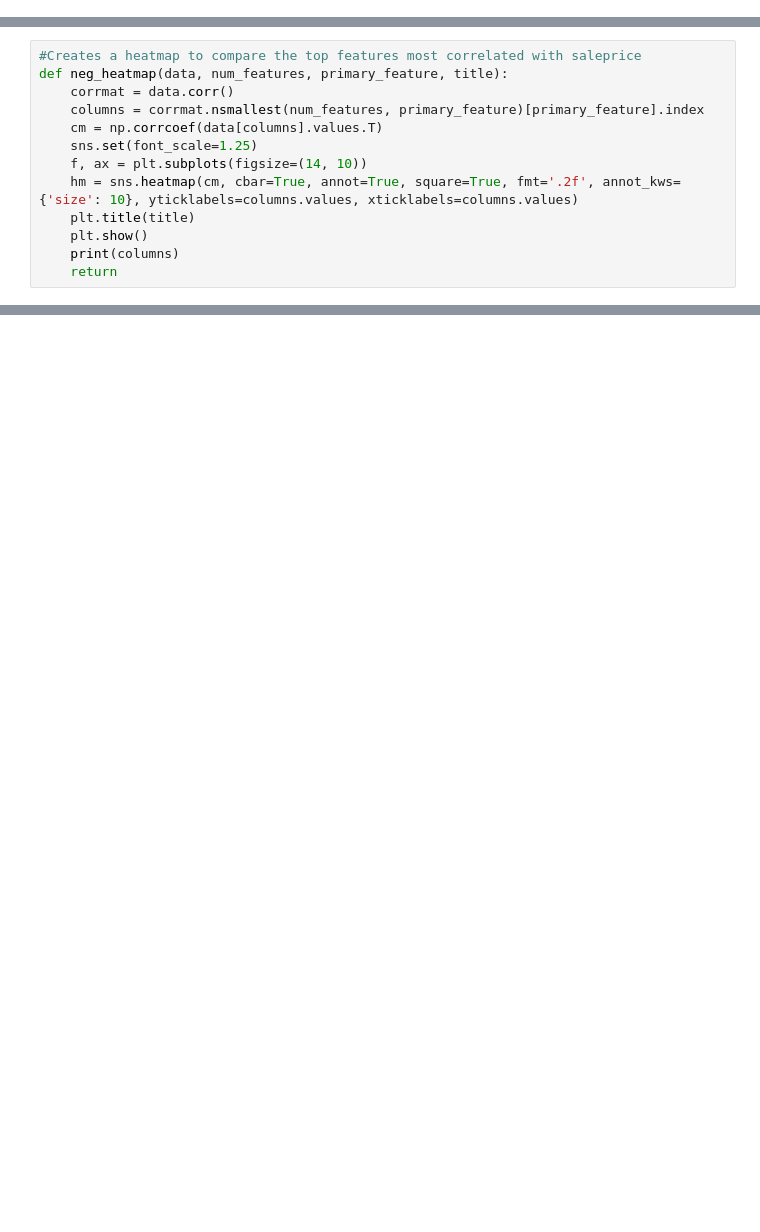
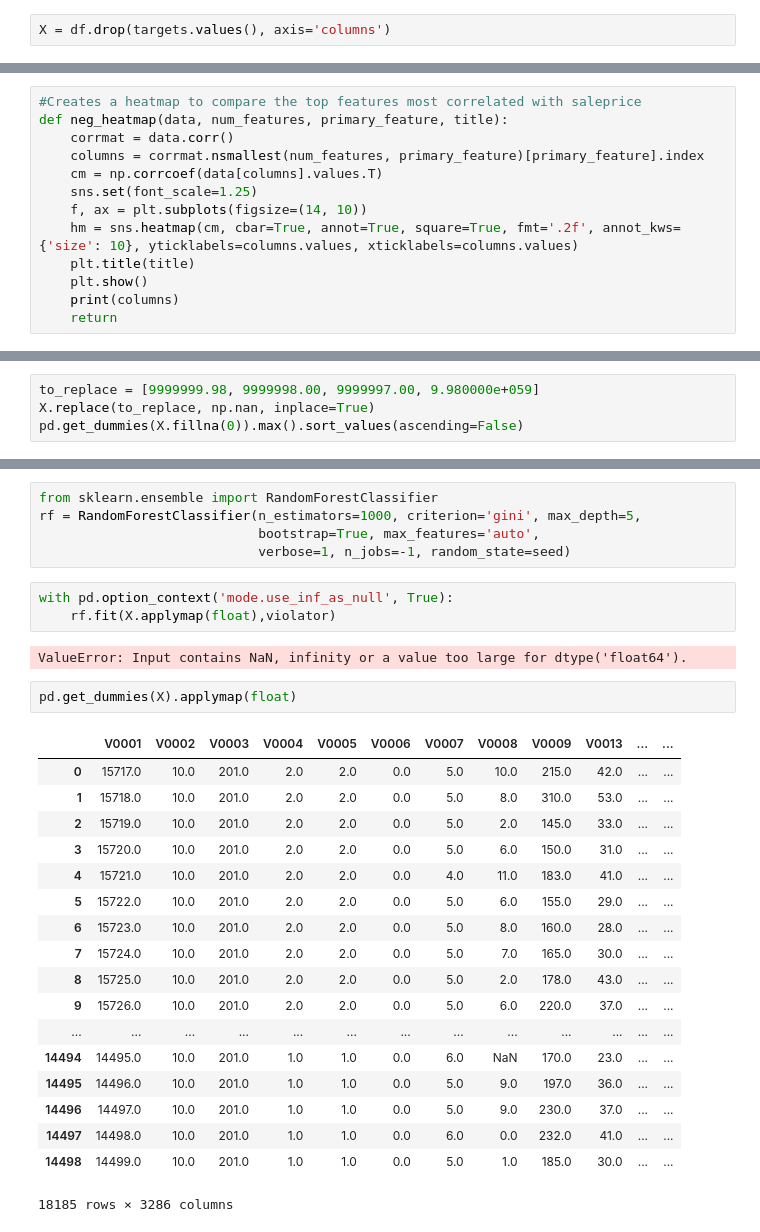
Before and after one commit to benbranchflower/applied_machine_learning, a Jupyter notebook: prison_violations.ipynb, the cells around one changed output, grey strips where cells are left out. Drawn from its saved outputs; the diff is of its cells as text; blank space fills up the shorter version.

```diff
--- a/prison_violations.ipynb
+++ b/prison_violations.ipynb
@@ -77,3 +109,5 @@ We don't have time of infractions. Or the security level/ punishment.
+# %%
+X = df.drop(targets.values(), axis='columns')
 # %% [markdown]
 Our targets will be drug violations, assault on staff, assault on inmates, attempt to escape, other violations and the most recent violation.
 # %% [markdown]
@@ -165,0 +199,4 @@ Index(['V2564', 'V2303', 'V2313', 'V0731', 'V0730', 'V0732', 'V0733', 'V2611',
+# %%
+to_replace = [9999999.98, 9999998.00, 9999997.00, 9.980000e+059]
+X.replace(to_replace, np.nan, inplace=True)
+pd.get_dummies(X.fillna(0)).max().sort_values(ascending=False)
@@ -165,0 +221,31 @@ Index(['V2564', 'V2303', 'V2313', 'V0731', 'V0730', 'V0732', 'V0733', 'V2611',
+# %%
+from sklearn.ensemble import RandomForestClassifier
+rf = RandomForestClassifier(n_estimators=1000, criterion='gini', max_depth=5,
+                            bootstrap=True, max_features='auto',
+                            verbose=1, n_jobs=-1, random_state=seed)
+# %%
+with pd.option_context('mode.use_inf_as_null', True):
+    rf.fit(X.applymap(float),violator)
+# %% [output]
+ValueError: Input contains NaN, infinity or a value too large for dtype('float64').
+# %%
+pd.get_dummies(X).applymap(float)
+# %% [output]
+|  | V0001 | V0002 | V0003 | V0004 | V0005 | V0006 | V0007 | V0008 | V0009 | V0013 | ... | ... |
+| 0 | 15717.0 | 10.0 | 201.0 | 2.0 | 2.0 | 0.0 | 5.0 | 10.0 | 215.0 | 42.0 | ... | ... |
+| 1 | 15718.0 | 10.0 | 201.0 | 2.0 | 2.0 | 0.0 | 5.0 | 8.0 | 310.0 | 53.0 | ... | ... |
+| 2 | 15719.0 | 10.0 | 201.0 | 2.0 | 2.0 | 0.0 | 5.0 | 2.0 | 145.0 | 33.0 | ... | ... |
+| 3 | 15720.0 | 10.0 | 201.0 | 2.0 | 2.0 | 0.0 | 5.0 | 6.0 | 150.0 | 31.0 | ... | ... |
+| 4 | 15721.0 | 10.0 | 201.0 | 2.0 | 2.0 | 0.0 | 4.0 | 11.0 | 183.0 | 41.0 | ... | ... |
+| 5 | 15722.0 | 10.0 | 201.0 | 2.0 | 2.0 | 0.0 | 5.0 | 6.0 | 155.0 | 29.0 | ... | ... |
+| 6 | 15723.0 | 10.0 | 201.0 | 2.0 | 2.0 | 0.0 | 5.0 | 8.0 | 160.0 | 28.0 | ... | ... |
+| 7 | 15724.0 | 10.0 | 201.0 | 2.0 | 2.0 | 0.0 | 5.0 | 7.0 | 165.0 | 30.0 | ... | ... |
+| 8 | 15725.0 | 10.0 | 201.0 | 2.0 | 2.0 | 0.0 | 5.0 | 2.0 | 178.0 | 43.0 | ... | ... |
+| 9 | 15726.0 | 10.0 | 201.0 | 2.0 | 2.0 | 0.0 | 5.0 | 6.0 | 220.0 | 37.0 | ... | ... |
+| ... | ... | ... | ... | ... | ... | ... | ... | ... | ... | ... | ... | ... |
+| 14494 | 14495.0 | 10.0 | 201.0 | 1.0 | 1.0 | 0.0 | 6.0 | NaN | 170.0 | 23.0 | ... | ... |
+| 14495 | 14496.0 | 10.0 | 201.0 | 1.0 | 1.0 | 0.0 | 5.0 | 9.0 | 197.0 | 36.0 | ... | ... |
+| 14496 | 14497.0 | 10.0 | 201.0 | 1.0 | 1.0 | 0.0 | 5.0 | 9.0 | 230.0 | 37.0 | ... | ... |
+| 14497 | 14498.0 | 10.0 | 201.0 | 1.0 | 1.0 | 0.0 | 6.0 | 0.0 | 232.0 | 41.0 | ... | ... |
+| 14498 | 14499.0 | 10.0 | 201.0 | 1.0 | 1.0 | 0.0 | 5.0 | 1.0 | 185.0 | 30.0 | ... | ... |
+18185 rows × 3286 columns
```
Also changed, not shown: parts of 26 cells of this notebook.
